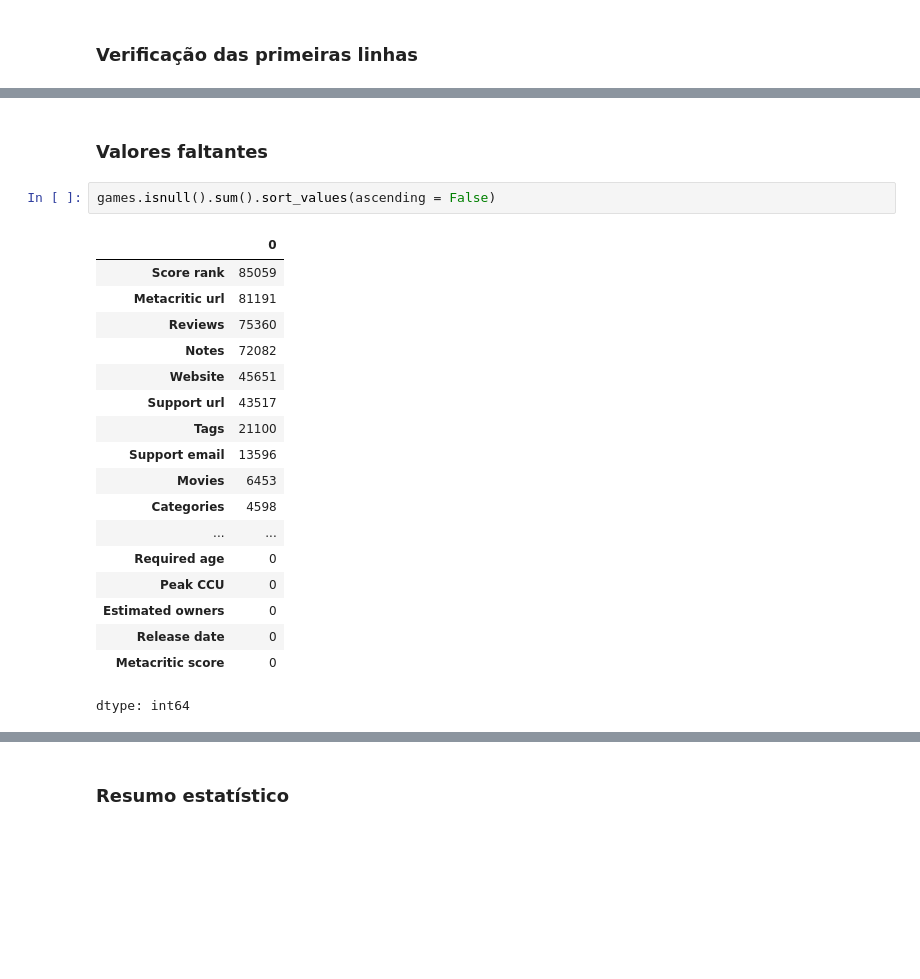
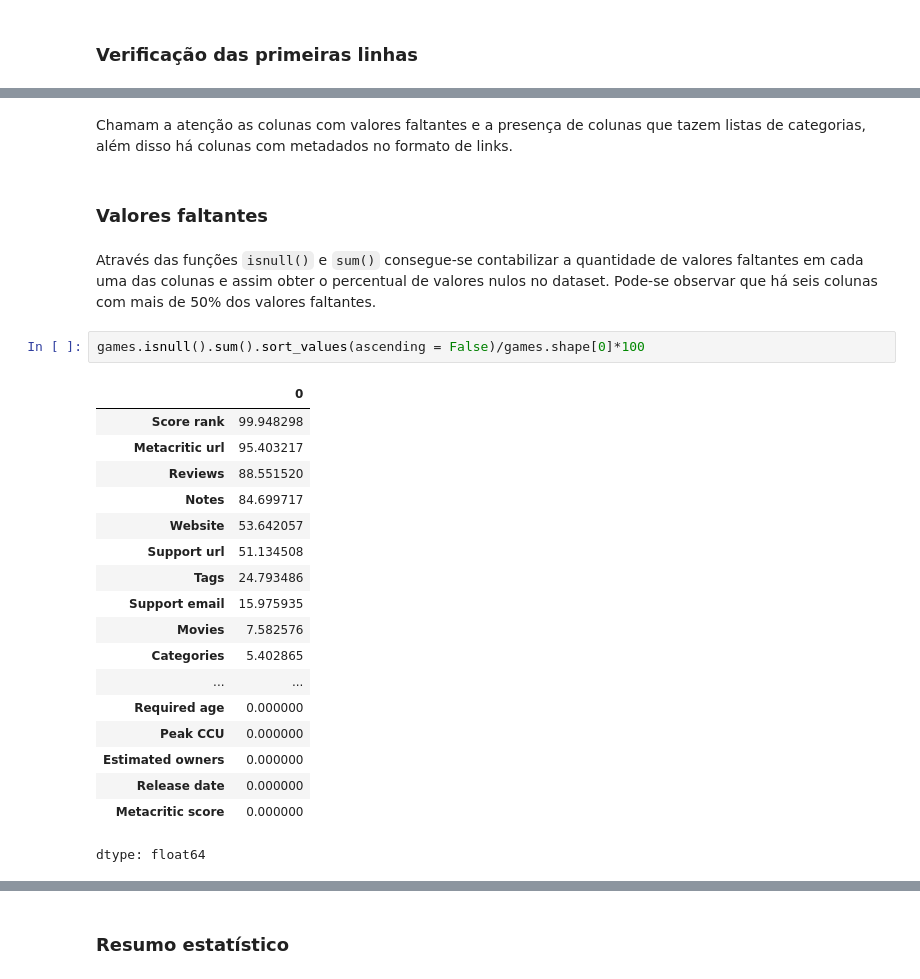
Before and after one commit to vinicius-souza-lima/mvp_ADBP, a Jupyter notebook: MVP_ADBP.ipynb, the cells around one changed output, grey strips where cells are left out. Saved outputs shown, nothing was run; the diff lists cells and outputs as text; blank space fills up the shorter version.

```diff
--- a/MVP_ADBP.ipynb
+++ b/MVP_ADBP.ipynb
@@ -171,26 +142,30 @@ Chama a atenção que inglês parece estar sempre presente entre as linguagens s
+# %% [markdown]
+Chamam a atenção as colunas com valores faltantes e a presença de colunas que tazem listas de categorias, além disso há colunas com metadados no formato de links.
 # %% [markdown]
 ### Valores faltantes
+# %% [markdown]
+Através das funções `isnull()` e `sum()` consegue-se contabilizar a quantidade de valores faltantes em cada uma das colunas e assim obter o percentual de valores nulos no dataset. Pode-se observar que há seis colunas com mais de 50% dos valores faltantes.
 # %%
-games.isnull().sum().sort_values(ascending = False)
+games.isnull().sum().sort_values(ascending = False)/games.shape[0]*100
 # %% [output]
 |  | 0 |
-| Score rank | 85059 |
-| Metacritic url | 81191 |
-| Reviews | 75360 |
-| Notes | 72082 |
-| Website | 45651 |
-| Support url | 43517 |
-| Tags | 21100 |
-| Support email | 13596 |
-| Movies | 6453 |
-| Categories | 4598 |
+| Score rank | 99.948298 |
+| Metacritic url | 95.403217 |
+| Reviews | 88.551520 |
+| Notes | 84.699717 |
+| Website | 53.642057 |
+| Support url | 51.134508 |
+| Tags | 24.793486 |
+| Support email | 15.975935 |
+| Movies | 7.582576 |
+| Categories | 5.402865 |
 | ... | ... |
-| Required age | 0 |
-| Peak CCU | 0 |
-| Estimated owners | 0 |
-| Release date | 0 |
-| Metacritic score | 0 |
+| Required age | 0.000000 |
+| Peak CCU | 0.000000 |
+| Estimated owners | 0.000000 |
+| Release date | 0.000000 |
+| Metacritic score | 0.000000 |
-dtype: int64
+dtype: float64
 # %%
 ms.matrix(games)
 # %% [output]
```
Also changed, not shown: parts of 131 cells of this notebook.
